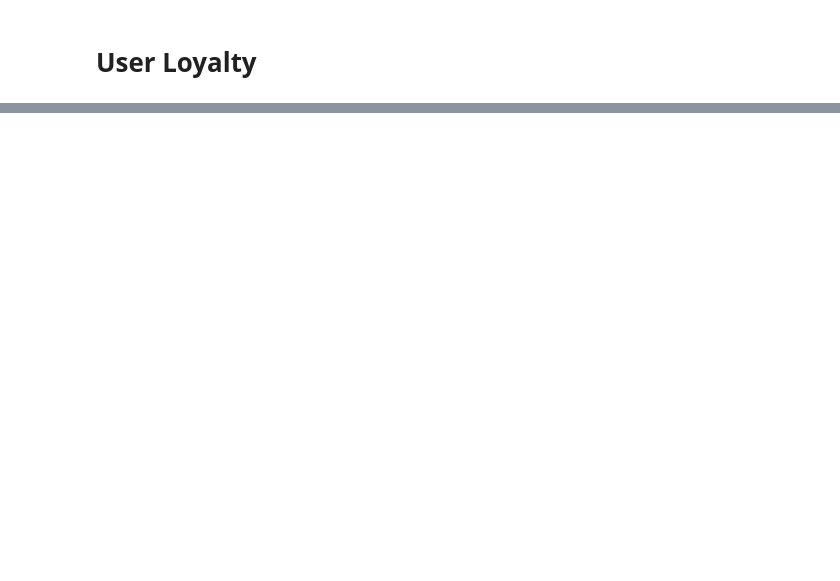
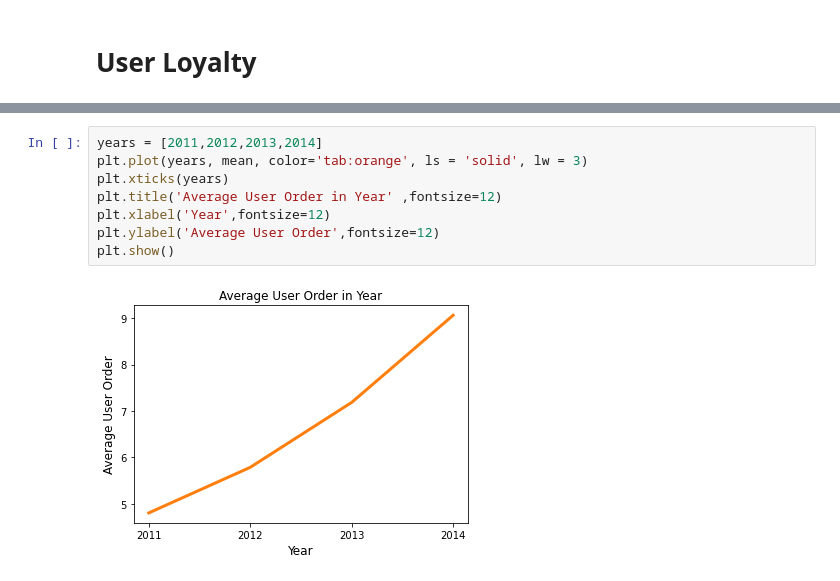
Before and after one commit to Joshfrederich/TechnoskillEZ, a Jupyter notebook: EZWIN.ipynb, the cells around one changed output, grey strips where cells are left out. Drawn from its saved outputs; the diff is of its cells as text; blank space fills up the shorter version.

```diff
--- a/EZWIN.ipynb
+++ b/EZWIN.ipynb
@@ -337,0 +330,10 @@ plt.show()
+# %%
+years = [2011,2012,2013,2014]
+plt.plot(years, mean, color='tab:orange', ls = 'solid', lw = 3)
+plt.xticks(years)
+plt.title('Average User Order in Year' ,fontsize=12)
+plt.xlabel('Year',fontsize=12)
+plt.ylabel('Average User Order',fontsize=12)
+plt.show()
+# %% [output]
+[figure, added]
```
Also changed, not shown: parts of 6 cells of this notebook.
